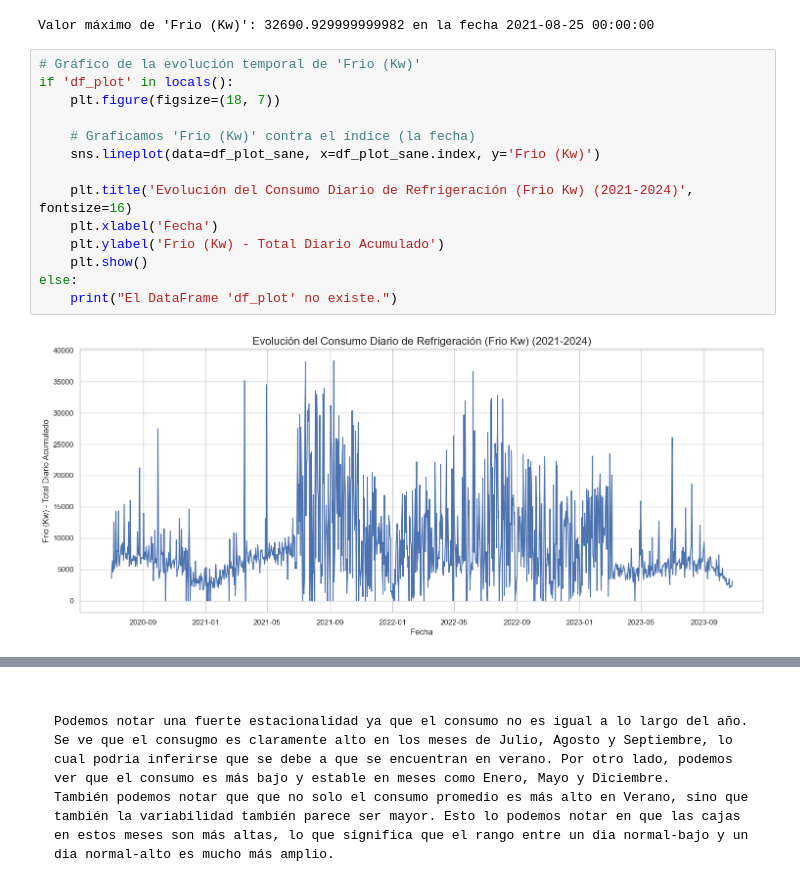
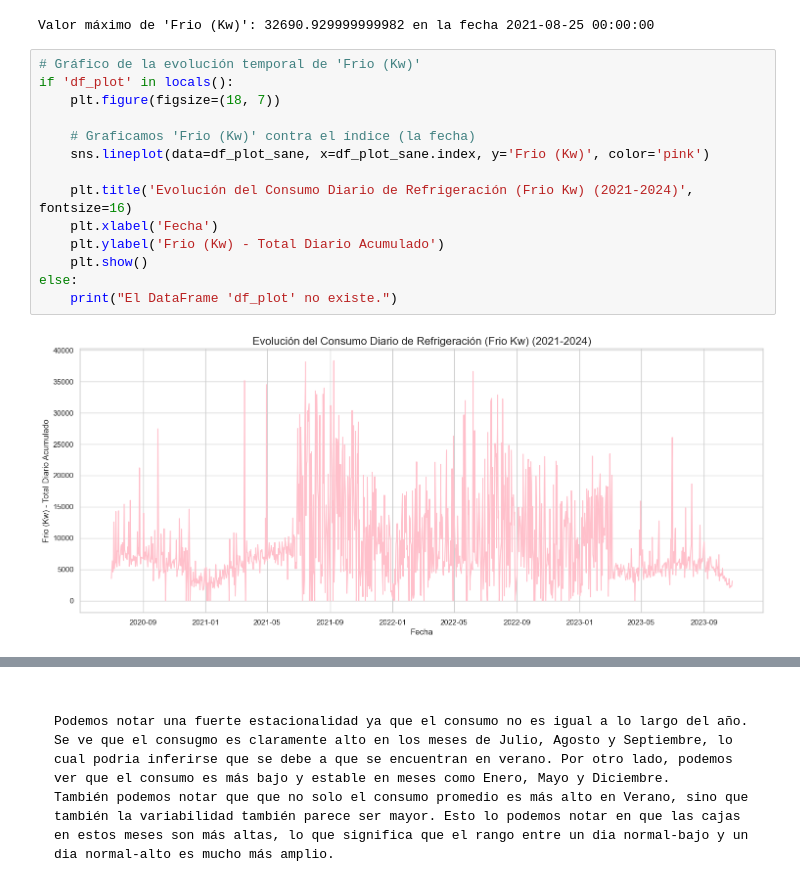
Before and after one commit to GonzaCardin/tp_final_ldd2, a Jupyter notebook: notebooks/eda.ipynb, the cells around one changed output, grey strips where cells are left out. Saved outputs shown, nothing was run; the diff lists cells and outputs as text.

```diff
--- a/notebooks/eda.ipynb
+++ b/notebooks/eda.ipynb
@@ -220,18 +220,18 @@ Valor máximo de 'Frio (Kw)': 32690.929999999982 en la fecha 2021-08-25 00:00:00
 # %%
 # Gráfico de la evolución temporal de 'Frio (Kw)'
 if 'df_plot' in locals():
     plt.figure(figsize=(18, 7))
 
     # Graficamos 'Frio (Kw)' contra el índice (la fecha)
-    sns.lineplot(data=df_plot_sane, x=df_plot_sane.index, y='Frio (Kw)')
+    sns.lineplot(data=df_plot_sane, x=df_plot_sane.index, y='Frio (Kw)', color='pink')
 
     plt.title('Evolución del Consumo Diario de Refrigeración (Frio Kw) (2021-2024)', fontsize=16)
     plt.xlabel('Fecha')
     plt.ylabel('Frio (Kw) - Total Diario Acumulado')
     plt.show()
 else:
     print("El DataFrame 'df_plot' no existe.")
 # %% [output]
-[figure, old version]
+[figure, new version]
 # %%
 # Gráfico Boxplot Mensual de Estacionalidad de 'Frio (Kw)'
```
Also changed, not shown: parts of 4 cells of this notebook.
